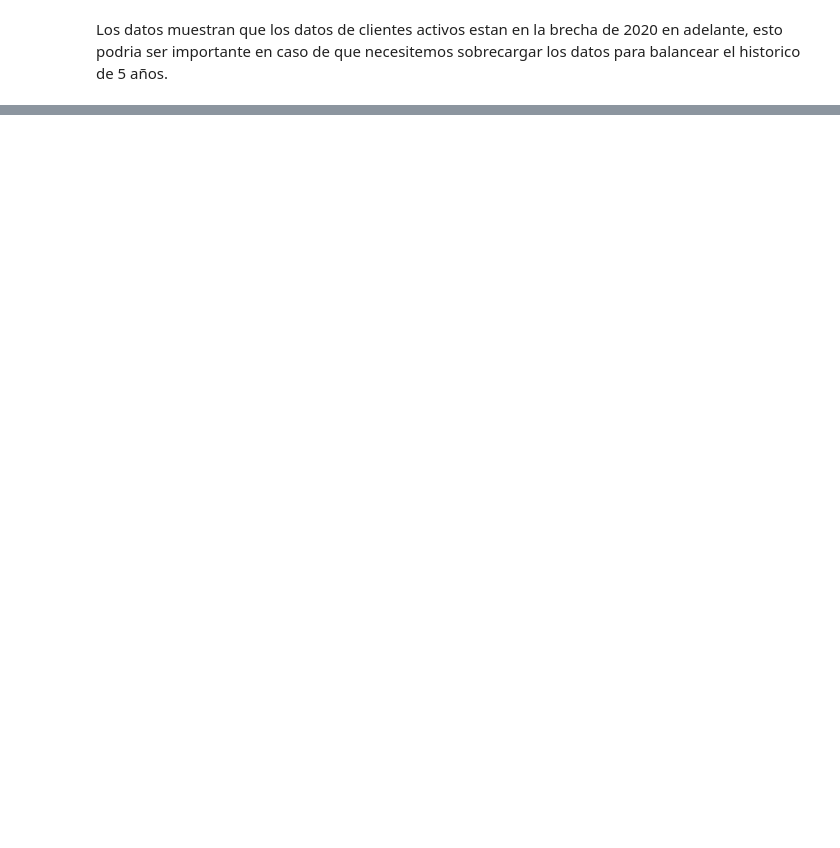
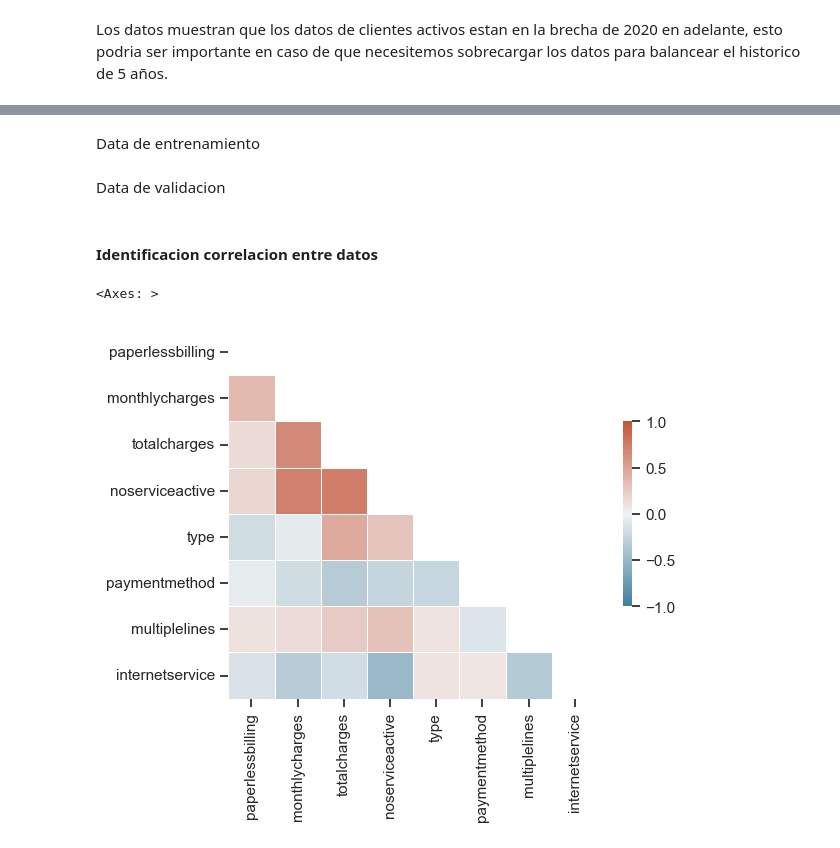
Before and after one commit to davidtorresdata/final_project_tripleten, a Jupyter notebook: notebook.ipynb, the cells around one changed output, grey strips where cells are left out. Drawn from its saved outputs; the diff is of its cells as text; code cells hidden in the pictures; blank space fills up the shorter version.

```diff
--- a/notebook.ipynb
+++ b/notebook.ipynb
@@ -190,0 +473,2 @@ Los datos muestran que los datos de clientes activos estan en la brecha de 2020
+# %% [markdown]
+Data de entrenamiento
@@ -190,0 +480,2 @@ Los datos muestran que los datos de clientes activos estan en la brecha de 2020
+# %% [markdown]
+Data de validacion
@@ -190,0 +487,11 @@ Los datos muestran que los datos de clientes activos estan en la brecha de 2020
+# %% [markdown]
+#### Identificacion correlacion entre datos
+# %%
+df_corr=df_traine_scalated.corr()
+cmap = sns.diverging_palette(230, 20, as_cmap=True)
+mask = norm.np.triu(norm.np.ones_like(df_corr, dtype=bool))
+sns.heatmap(df_corr, mask=mask, cmap=cmap, vmax=1,vmin=-1, center=0,
+            square=True, linewidths=.5, cbar_kws={"shrink": .5})
+# %% [output]
+<Axes: >
+[figure, added]
```
Also changed, not shown: parts of 62 cells of this notebook, 2 other files.
